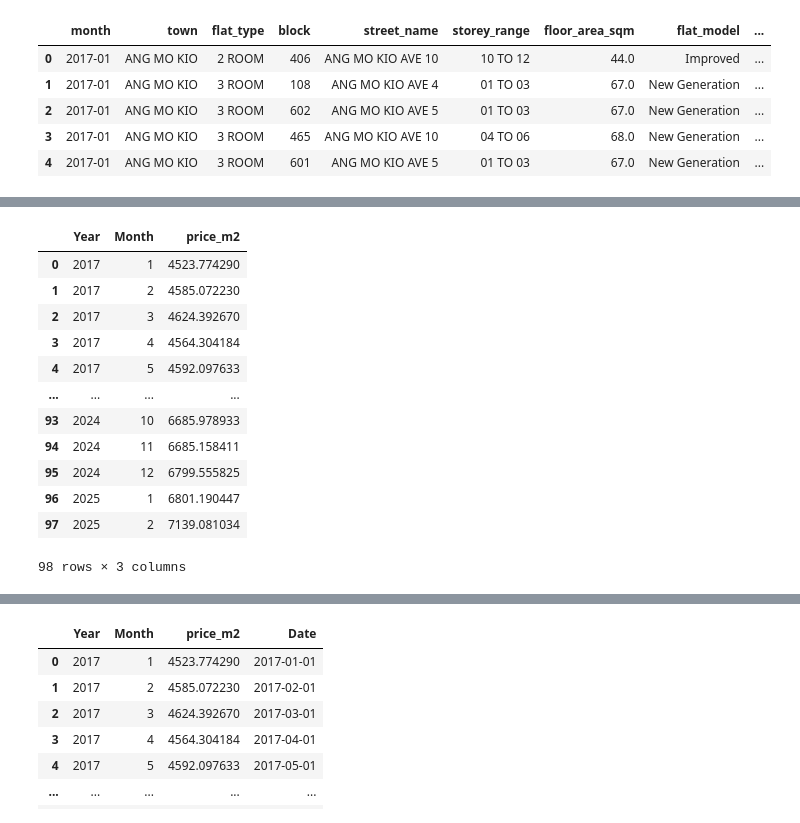
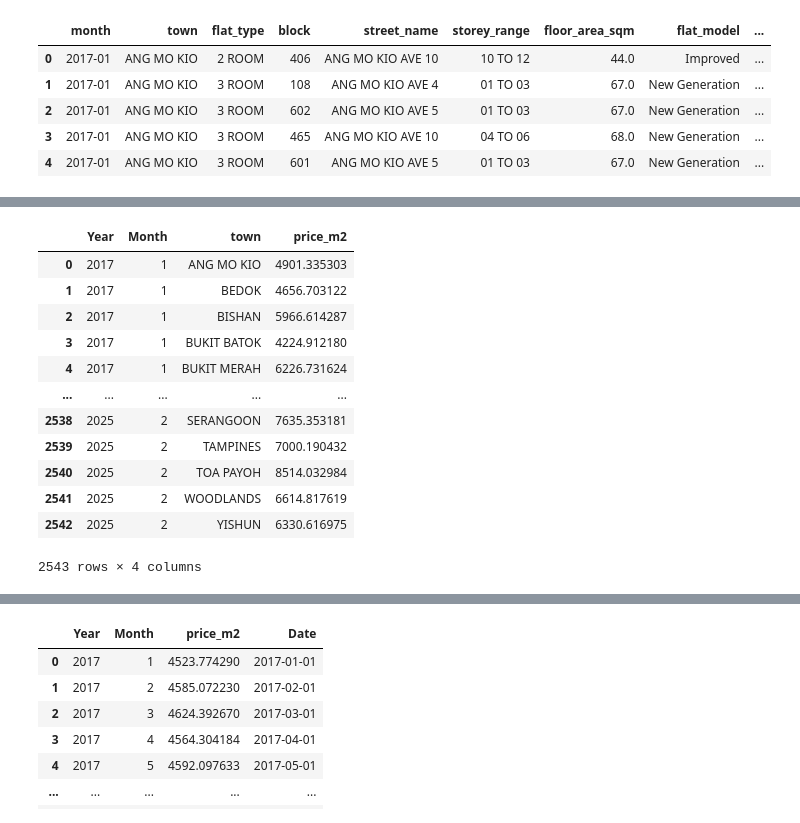
Before and after one commit to Hisqkq/Open-Data-City, a Jupyter notebook: immo.ipynb, the cells around one changed output, grey strips where cells are left out. Cells and saved outputs as stored; diff of their text form; code cells hidden in the pictures.

```diff
--- a/immo.ipynb
+++ b/immo.ipynb
@@ -60,20 +60,20 @@ df.head()
 # %%
 # on veut la moyenne du prix au m2 par mois pour chaque année
 
-df_grouped = df.groupby(["Year", "Month"])["price_m2"].mean().reset_index()
+df_grouped = df.groupby(["Year", "Month", "town"])["price_m2"].mean().reset_index()
 
 df_grouped
 # %% [output]
-|  | Year | Month | price_m2 |
-| 0 | 2017 | 1 | 4523.774290 |
-| 1 | 2017 | 2 | 4585.072230 |
-| 2 | 2017 | 3 | 4624.392670 |
-| 3 | 2017 | 4 | 4564.304184 |
-| 4 | 2017 | 5 | 4592.097633 |
-| ... | ... | ... | ... |
-| 93 | 2024 | 10 | 6685.978933 |
-| 94 | 2024 | 11 | 6685.158411 |
-| 95 | 2024 | 12 | 6799.555825 |
-| 96 | 2025 | 1 | 6801.190447 |
-| 97 | 2025 | 2 | 7139.081034 |
+|  | Year | Month | town | price_m2 |
+| 0 | 2017 | 1 | ANG MO KIO | 4901.335303 |
+| 1 | 2017 | 1 | BEDOK | 4656.703122 |
+| 2 | 2017 | 1 | BISHAN | 5966.614287 |
+| 3 | 2017 | 1 | BUKIT BATOK | 4224.912180 |
+| 4 | 2017 | 1 | BUKIT MERAH | 6226.731624 |
+| ... | ... | ... | ... | ... |
+| 2538 | 2025 | 2 | SERANGOON | 7635.353181 |
+| 2539 | 2025 | 2 | TAMPINES | 7000.190432 |
+| 2540 | 2025 | 2 | TOA PAYOH | 8514.032984 |
+| 2541 | 2025 | 2 | WOODLANDS | 6614.817619 |
+| 2542 | 2025 | 2 | YISHUN | 6330.616975 |
-98 rows × 3 columns
+2543 rows × 4 columns
```
Also changed, not shown: parts of 4 cells of this notebook, 8 other files.
